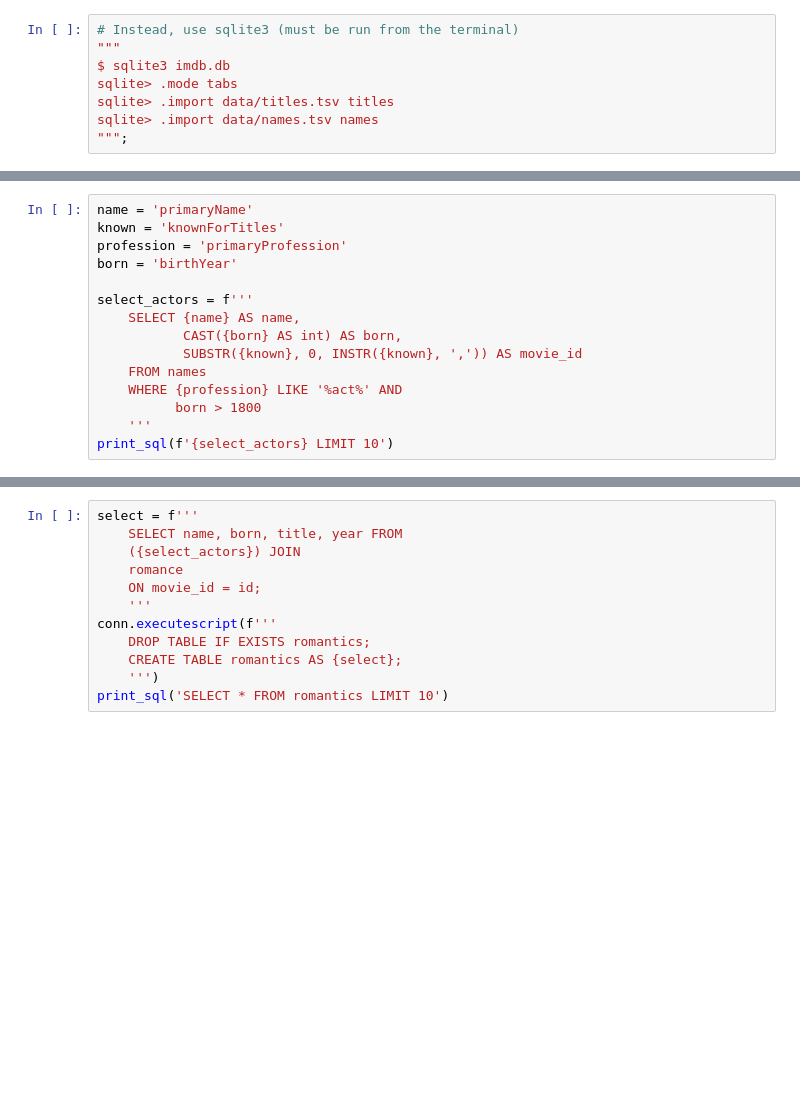
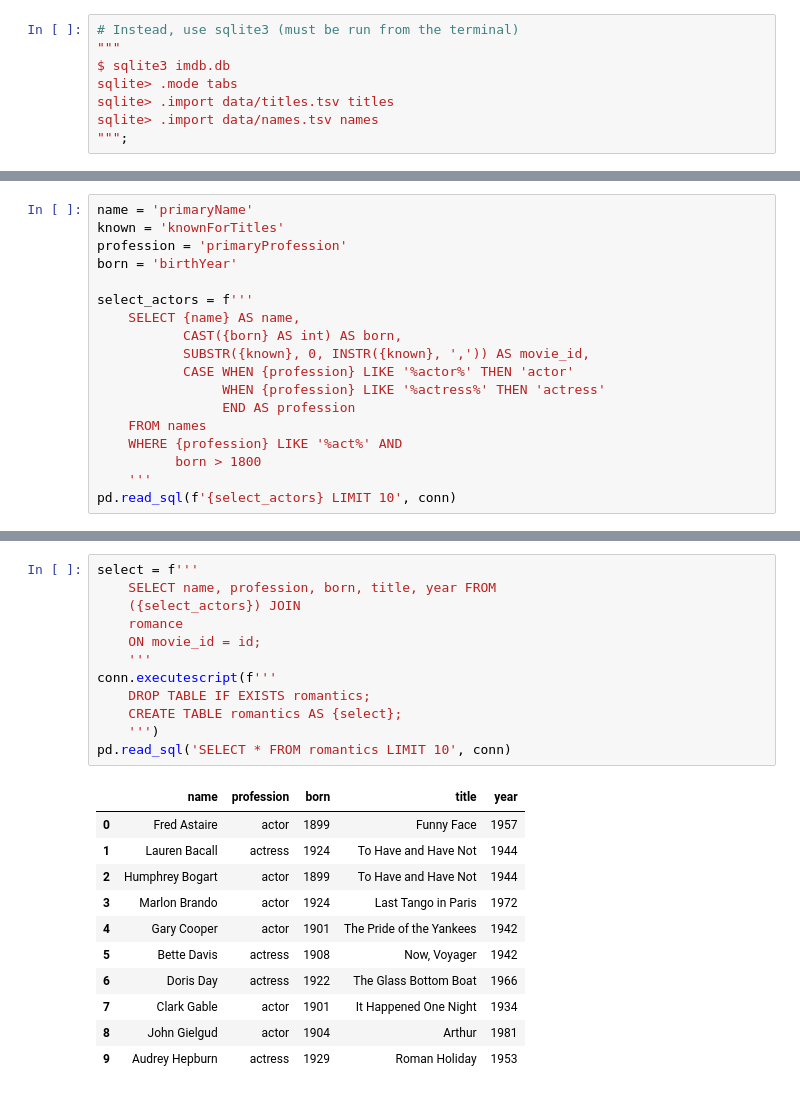
Before and after one commit to zhugeyicixin/DataSci200, a Jupyter notebook: lectures/lec08/SQL.ipynb, the cells around one changed output, grey strips where cells are left out. Cells and saved outputs as stored; diff of their text form; blank space fills up the shorter version.

```diff
--- a/lectures/lec08/SQL.ipynb
+++ b/lectures/lec08/SQL.ipynb
@@ -171,9 +351,12 @@ born = 'birthYear'
 select_actors = f'''
     SELECT {name} AS name,
            CAST({born} AS int) AS born,
-           SUBSTR({known}, 0, INSTR({known}, ',')) AS movie_id
+           SUBSTR({known}, 0, INSTR({known}, ',')) AS movie_id,
+           CASE WHEN {profession} LIKE '%actor%' THEN 'actor'
+                WHEN {profession} LIKE '%actress%' THEN 'actress'
+                END AS profession
     FROM names
     WHERE {profession} LIKE '%act%' AND
           born > 1800
     '''
-print_sql(f'{select_actors} LIMIT 10')
+pd.read_sql(f'{select_actors} LIMIT 10', conn)
@@ -180,12 +375,24 @@ print_sql(f'{select_actors} LIMIT 10')
 # %%
 select = f'''
-    SELECT name, born, title, year FROM
+    SELECT name, profession, born, title, year FROM
     ({select_actors}) JOIN
     romance
     ON movie_id = id;
     '''
 conn.executescript(f'''
     DROP TABLE IF EXISTS romantics;
     CREATE TABLE romantics AS {select};
     ''')
-print_sql('SELECT * FROM romantics LIMIT 10')
+pd.read_sql('SELECT * FROM romantics LIMIT 10', conn)
+# %% [output]
+|  | name | profession | born | title | year |
+| 0 | Fred Astaire | actor | 1899 | Funny Face | 1957 |
+| 1 | Lauren Bacall | actress | 1924 | To Have and Have Not | 1944 |
+| 2 | Humphrey Bogart | actor | 1899 | To Have and Have Not | 1944 |
+| 3 | Marlon Brando | actor | 1924 | Last Tango in Paris | 1972 |
+| 4 | Gary Cooper | actor | 1901 | The Pride of the Yankees | 1942 |
+| 5 | Bette Davis | actress | 1908 | Now, Voyager | 1942 |
+| 6 | Doris Day | actress | 1922 | The Glass Bottom Boat | 1966 |
+| 7 | Clark Gable | actor | 1901 | It Happened One Night | 1934 |
+| 8 | John Gielgud | actor | 1904 | Arthur | 1981 |
+| 9 | Audrey Hepburn | actress | 1929 | Roman Holiday | 1953 |
```
Also changed, not shown: parts of 30 cells of this notebook, 10 other files.
